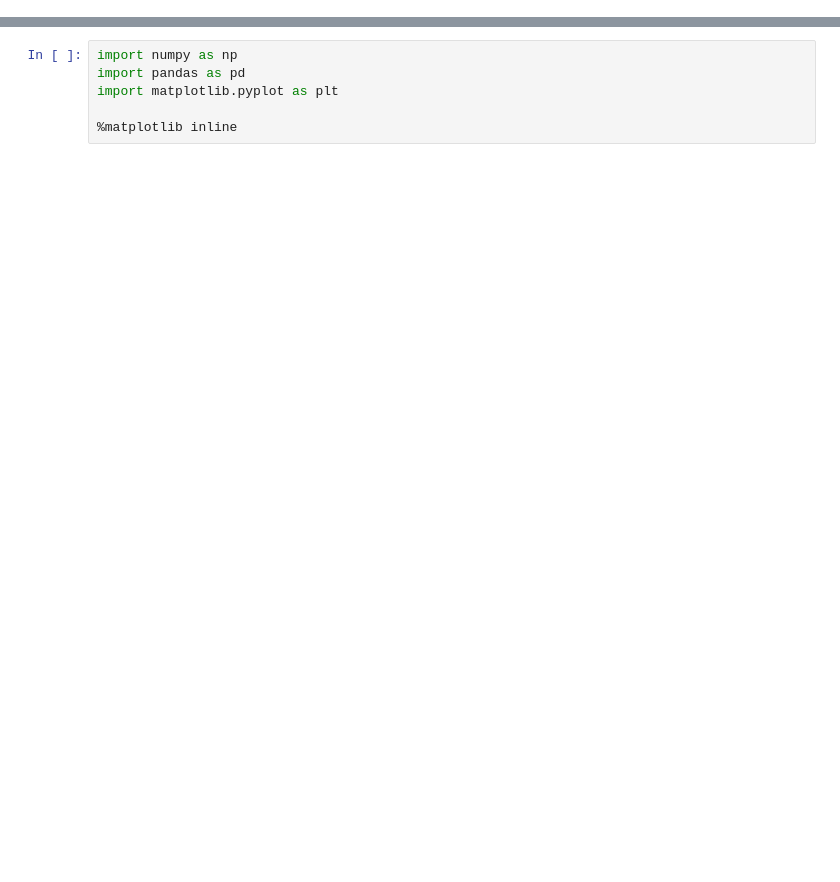
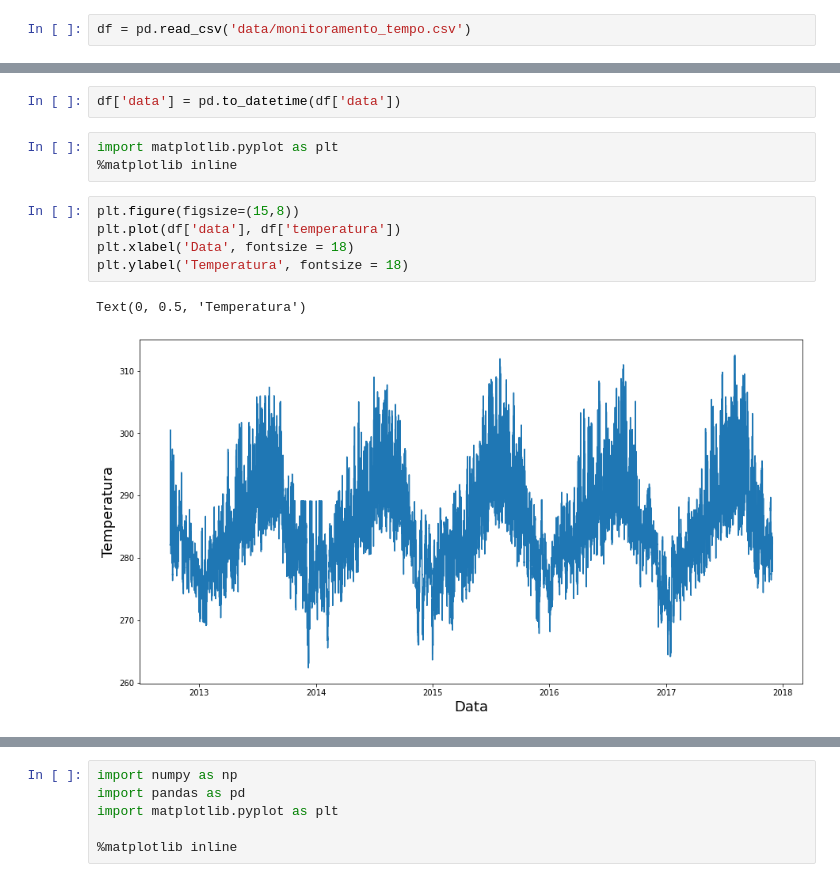
Before and after one commit to Moc967/Alura-Python, a Jupyter notebook: Matplotlib/Data Visualization com Matplotlib.ipynb, the cells around one changed output, grey strips where cells are left out. Cells and saved outputs as stored; diff of their text form; blank space fills up the shorter version.

Commit message:
Labs for histogram, boxplot and scatter diagrams

```diff
--- a/Matplotlib/Data Visualization com Matplotlib.ipynb
+++ b/Matplotlib/Data Visualization com Matplotlib.ipynb
@@ -0,0 +8,2 @@
+# %%
+df = pd.read_csv('data/monitoramento_tempo.csv')
@@ -0,0 +36,13 @@
+# %%
+df['data'] = pd.to_datetime(df['data'])
+# %%
+import matplotlib.pyplot as plt
+%matplotlib inline
+# %%
+plt.figure(figsize=(15,8))
+plt.plot(df['data'], df['temperatura'])
+plt.xlabel('Data', fontsize = 18)
+plt.ylabel('Temperatura', fontsize = 18)
+# %% [output]
+Text(0, 0.5, 'Temperatura')
+[figure, added]
```
Also changed, not shown: parts of 59 cells of this notebook, 5 other files.
